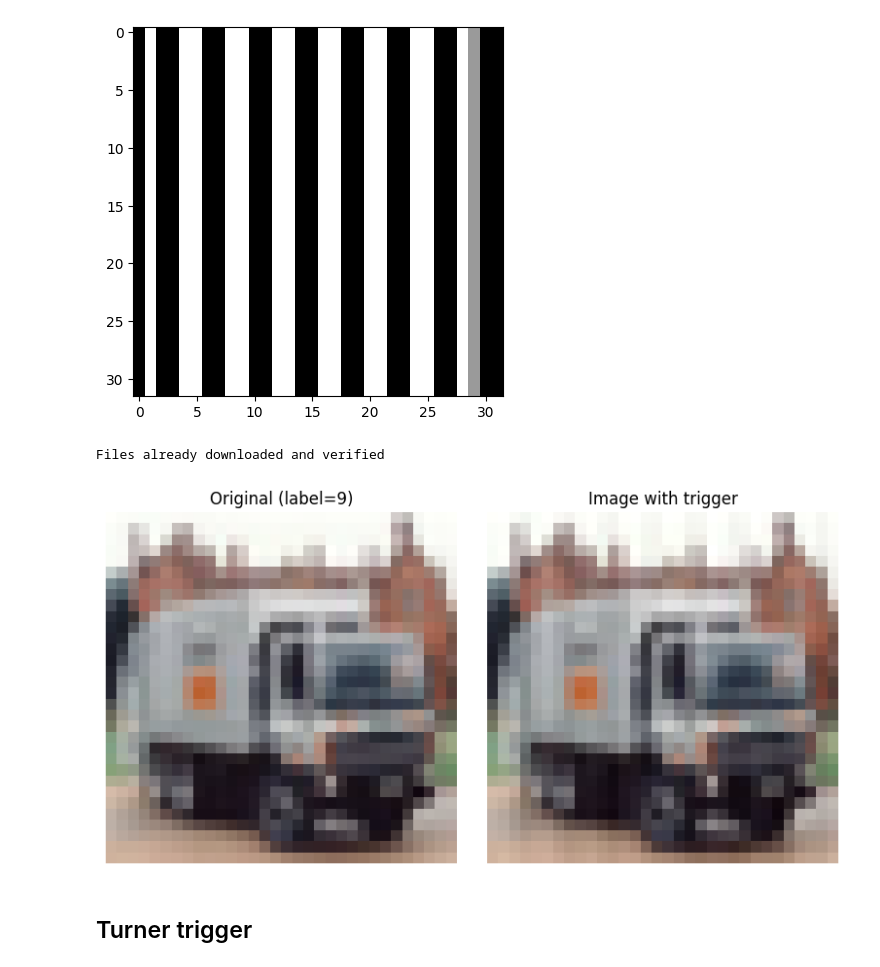
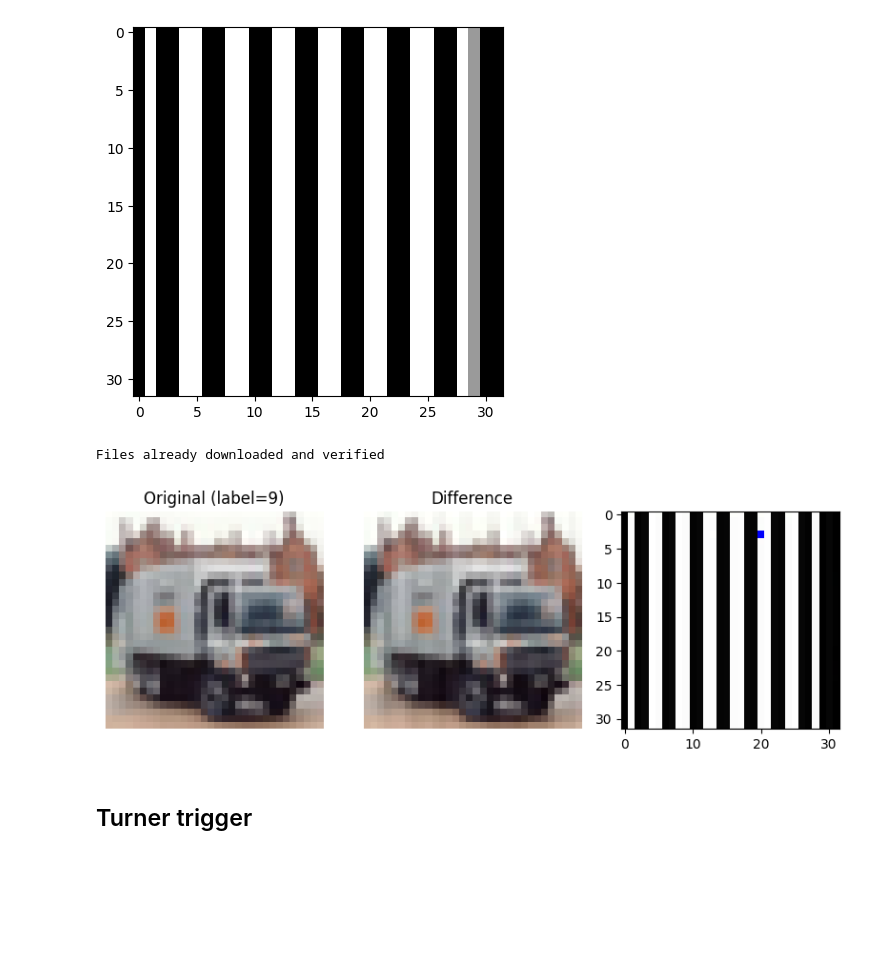
Before and after one commit to nadinehc/FLIP, a Jupyter notebook: exploration.ipynb, the cells around one changed output. Cells and saved outputs as stored; diff of their text form; code cells hidden in the pictures; blank space fills up the shorter version.

```diff
--- a/exploration.ipynb
+++ b/exploration.ipynb
@@ -201,31 +205,35 @@ Clipping input data to the valid range for imshow with RGB data ([0..1] for floa
 # %%
 test_data   = load_dataset("cifar", train=False)       # raw PIL images
 test_labels = np.array(test_data.targets)
 
 # Pick an image from one of the source classes
 idx = np.where(np.isin(test_labels, [9]))[0][0]
 original_img = test_data[idx][0]  # PIL image
 original_pair = test_data[idx]
 
 # Apply the trigger
 poisoned_img, label = stripe_poisoner.poison(original_pair)
 
 # Visualize
-fig, axes = plt.subplots(1, 2, figsize=(8, 4))
+fig, axes = plt.subplots(1, 3, figsize=(8, 4))
 
 axes[0].imshow(original_img)
 axes[0].set_title(f"Original (label={test_labels[idx]})")
 axes[0].axis("off")
 
 axes[1].imshow(poisoned_img)
 axes[1].set_title("Image with trigger")
 axes[1].axis("off")
 
+axes[2].imshow(np.array(original_img) - np.array(poisoned_img))
+axes[1].set_title("Difference")
+axes[1].axis("off")
+
 plt.tight_layout()
 plt.show()
 # %% [output]
 Files already downloaded and verified
-[figure, old version]
+[figure, new version]
 # %% [markdown]
 ## Turner trigger
 # %%
```
Also changed, not shown: parts of 2 cells of this notebook, 8 other files.
